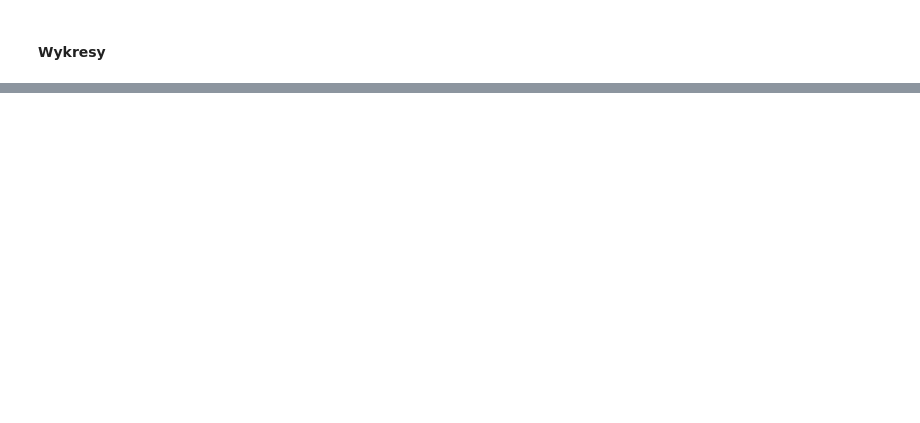
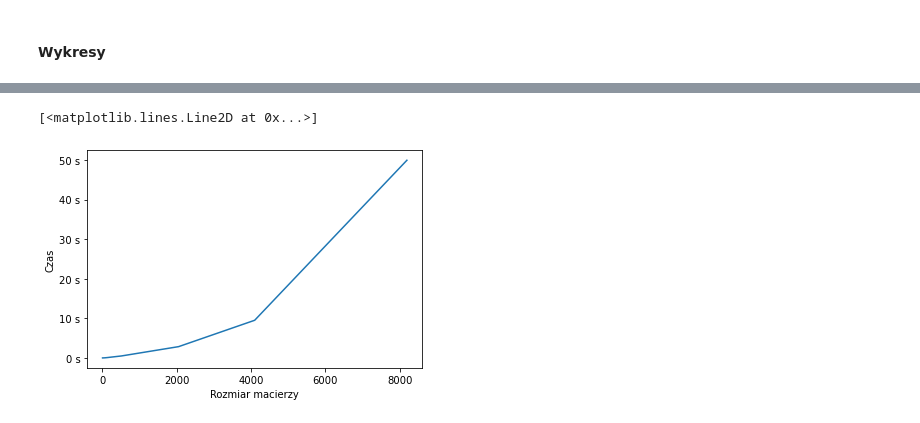
Before and after one commit to pweglik/matrix-algoritms, a Jupyter notebook: lab2/lab2.ipynb, the cells around one changed output, grey strips where cells are left out. Saved outputs shown, nothing was run; the diff lists cells and outputs as text; code cells hidden in the pictures; blank space fills up the shorter version.

```diff
--- a/lab2/lab2.ipynb
+++ b/lab2/lab2.ipynb
@@ -290,8 +327,11 @@ for k in power_basis:
 # %%
 plt.gca().yaxis.set_major_formatter(FormatStrFormatter("%d s"))
 plt.xlabel("Rozmiar macierzy")
 plt.ylabel("Czas")
-plt.plot(powers, times_strassen)
+plt.plot(powers, times_lu)
+# %% [output]
+[<matplotlib.lines.Line2D at 0x...>]
+[figure, added]
 # %%
 plt.xlabel("Rozmiar macierzy")
 plt.ylabel("Ilość flopsów")
```
Also changed, not shown: parts of 17 cells of this notebook, 5 other files.
